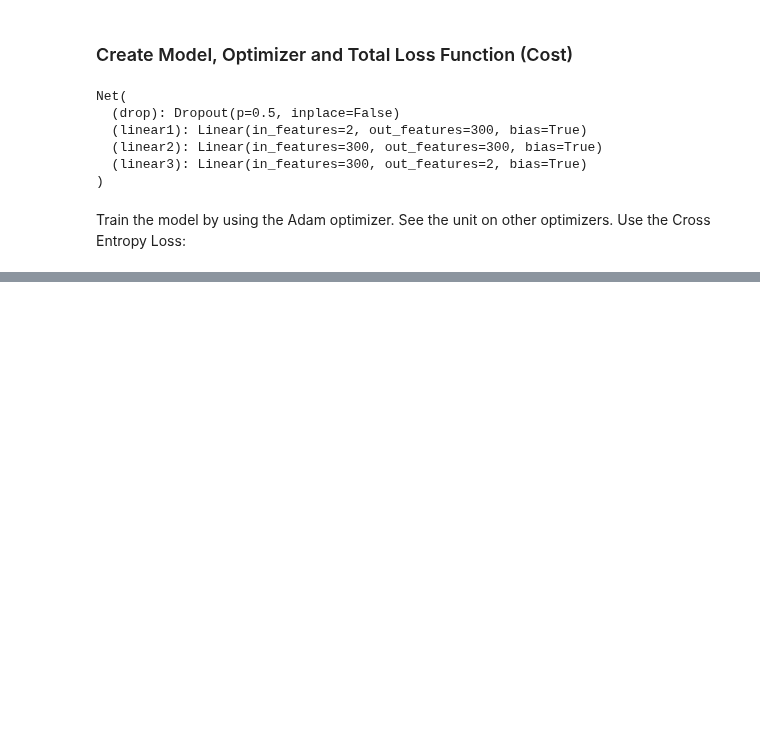
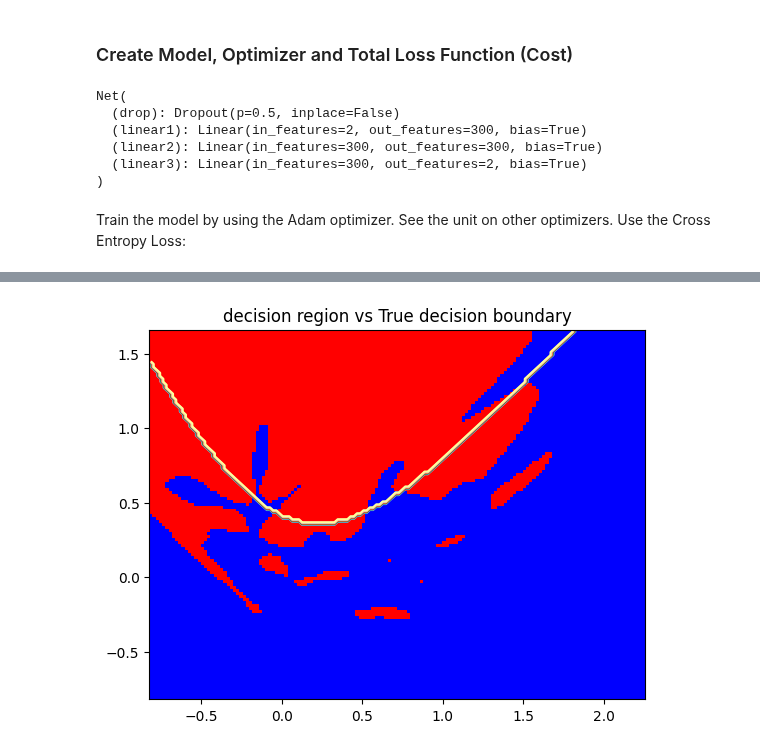
Before and after one commit to AjBorbzz/DataScience_AI_ML, a Jupyter notebook: PyTorch/IBM_Pytorch/DeepLearning_with_Pytorch/dropout_classification.ipynb, the cells around one changed output, grey strips where cells are left out. Cells and saved outputs as stored; diff of their text form; code cells hidden in the pictures; blank space fills up the shorter version.

```diff
--- a/PyTorch/IBM_Pytorch/DeepLearning_with_Pytorch/dropout_classification.ipynb
+++ b/PyTorch/IBM_Pytorch/DeepLearning_with_Pytorch/dropout_classification.ipynb
@@ -166,0 +234,6 @@ criterion = torch.nn.CrossEntropyLoss()
+# %%
+# The model without dropout
+
+plot_decision_regions_3class(data_set, model)
+# %% [output]
+[figure, added]
```
Also changed, not shown: parts of 8 cells of this notebook, 1 other file.
